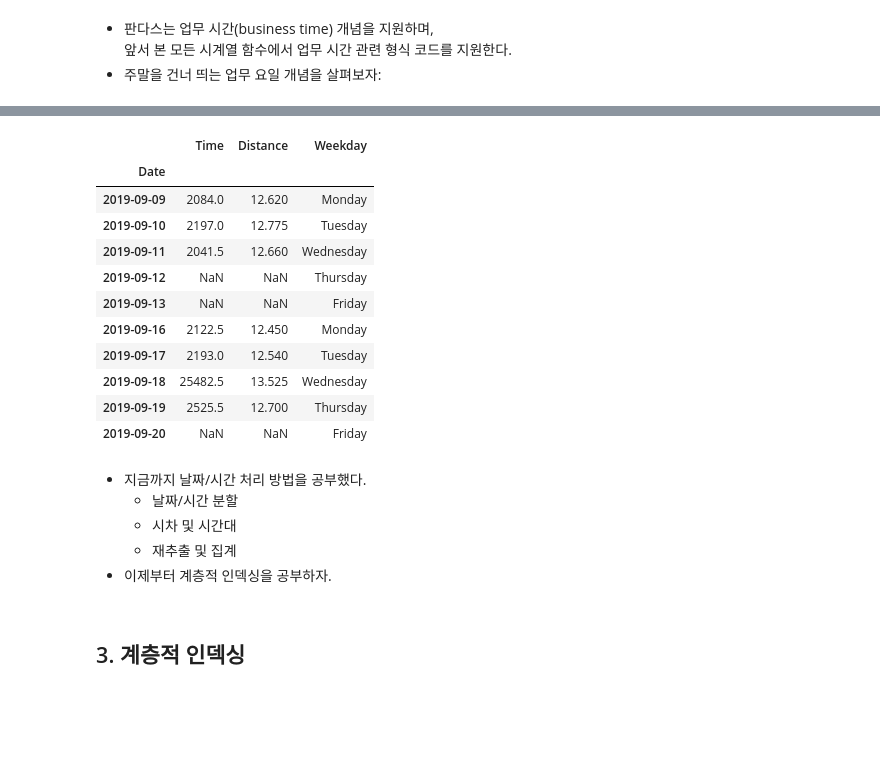
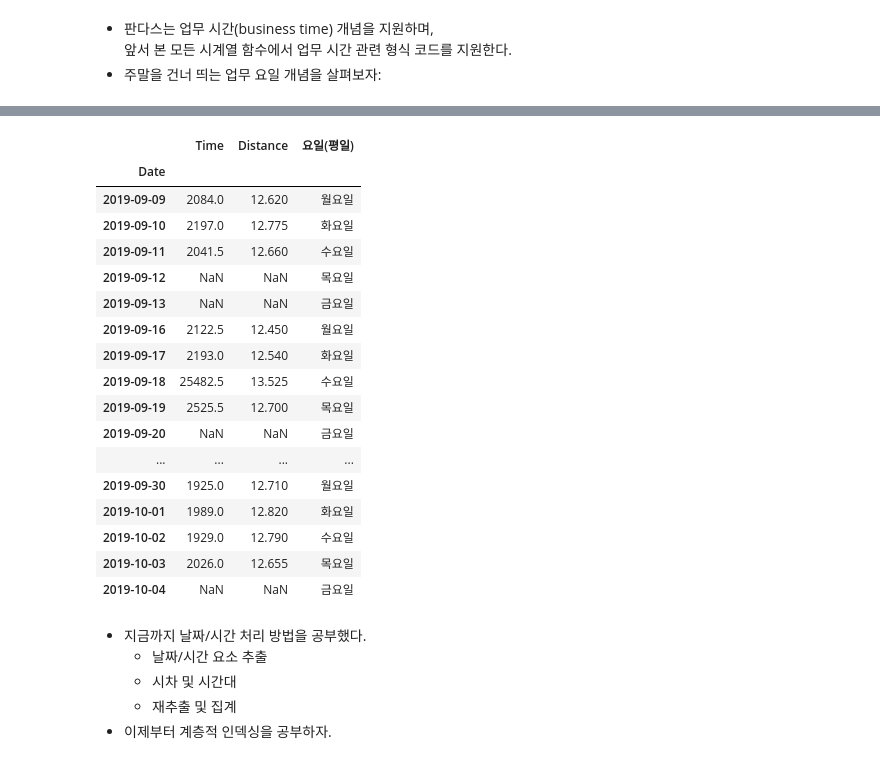
Before and after one commit to logistex/vd21, a Jupyter notebook: nt06_wrangling_advanced/wrangling-advanced.ipynb, the cells around one changed output, grey strips where cells are left out. Cells and saved outputs as stored; diff of their text form; code cells hidden in the pictures; blank space fills up the shorter version.

```diff
--- a/nt06_wrangling_advanced/wrangling-advanced.ipynb
+++ b/nt06_wrangling_advanced/wrangling-advanced.ipynb
@@ -1207,27 +1548,32 @@ saturday.day_name(), monday.day_name()
 # %%
-dfr = df.resample("1B").mean()  # "B" is business day
-dfr['Weekday'] = dfr.index.day_name()  # 평일만 집계됨
-dfr.head(10)
+dfr = df.resample("1B").mean()             # "B"는 업무일(business day)을 의미
+dfr['요일(평일)'] = dfr.index.day_name(    # 평일만 집계됨
+    locale='Korean_Korea.949')
+dfr.head(20)                               # 휴일은 배제됨
 # %% [output]
-|  | Time | Distance | Weekday |
+|  | Time | Distance | 요일(평일) |
 | Date |  |  |  |
-| 2019-09-09 | 2084.0 | 12.620 | Monday |
-| 2019-09-10 | 2197.0 | 12.775 | Tuesday |
-| 2019-09-11 | 2041.5 | 12.660 | Wednesday |
-| 2019-09-12 | NaN | NaN | Thursday |
-| 2019-09-13 | NaN | NaN | Friday |
-| 2019-09-16 | 2122.5 | 12.450 | Monday |
-| 2019-09-17 | 2193.0 | 12.540 | Tuesday |
-| 2019-09-18 | 25482.5 | 13.525 | Wednesday |
-| 2019-09-19 | 2525.5 | 12.700 | Thursday |
-| 2019-09-20 | NaN | NaN | Friday |
+| 2019-09-09 | 2084.0 | 12.620 | 월요일 |
+| 2019-09-10 | 2197.0 | 12.775 | 화요일 |
+| 2019-09-11 | 2041.5 | 12.660 | 수요일 |
+| 2019-09-12 | NaN | NaN | 목요일 |
+| 2019-09-13 | NaN | NaN | 금요일 |
+| 2019-09-16 | 2122.5 | 12.450 | 월요일 |
+| 2019-09-17 | 2193.0 | 12.540 | 화요일 |
+| 2019-09-18 | 25482.5 | 13.525 | 수요일 |
+| 2019-09-19 | 2525.5 | 12.700 | 목요일 |
+| 2019-09-20 | NaN | NaN | 금요일 |
+| ... | ... | ... | ... |
+| 2019-09-30 | 1925.0 | 12.710 | 월요일 |
+| 2019-10-01 | 1989.0 | 12.820 | 화요일 |
+| 2019-10-02 | 1929.0 | 12.790 | 수요일 |
+| 2019-10-03 | 2026.0 | 12.655 | 목요일 |
+| 2019-10-04 | NaN | NaN | 금요일 |
 # %% [markdown]
 - 지금까지 날짜/시간 처리 방법을 공부했다.
-  - 날짜/시간 분할
+  - 날짜/시간 요소 추출
   - 시차 및 시간대
   - 재추출 및 집계
 - 이제부터 계층적 인덱싱을 공부하자.
 
 <div style="page-break-after: always;"></div>
-# %% [markdown]
-## 3. 계층적 인덱싱
```
Also changed, not shown: parts of 326 cells of this notebook.
